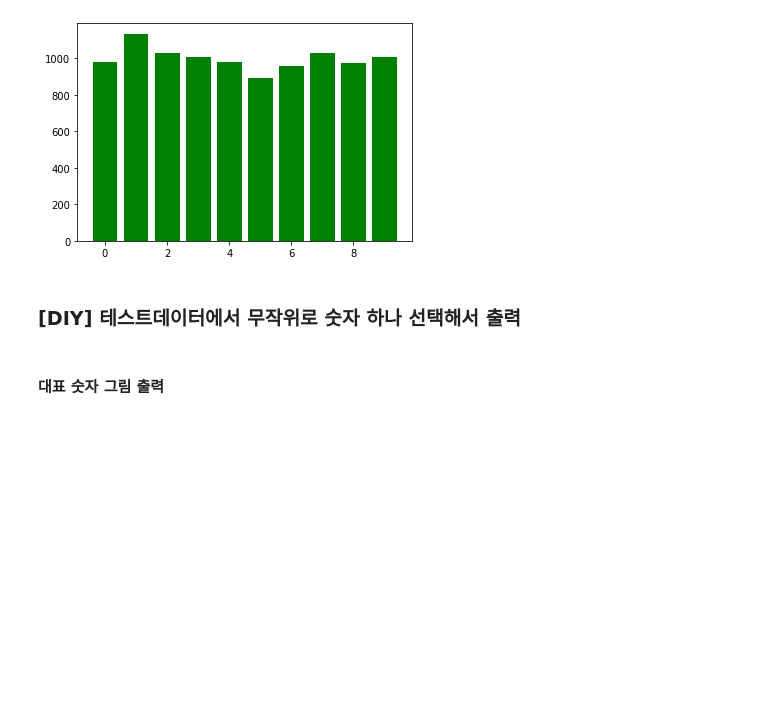
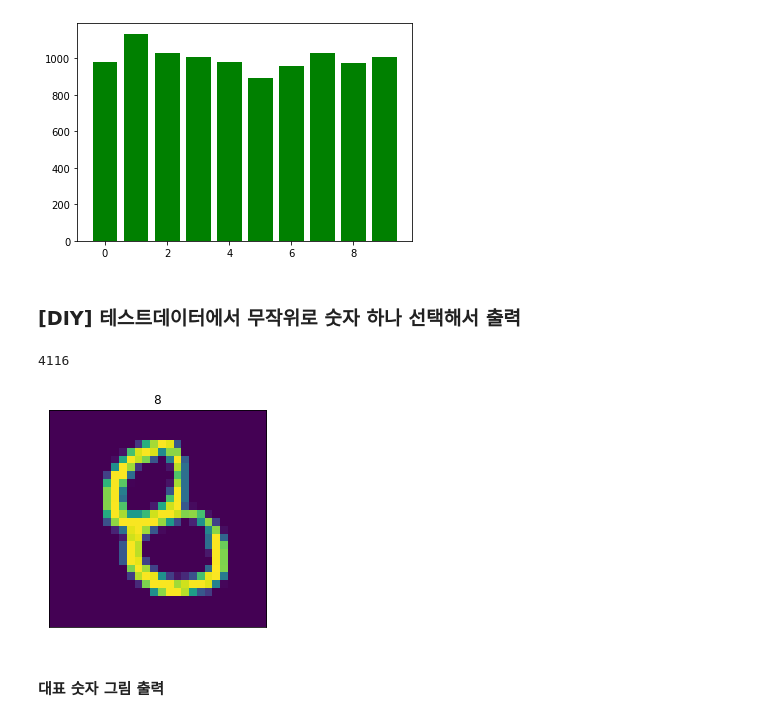
Before and after one commit to seokmin1/PDM08, a Jupyter notebook: py-tensorflow/tf2_1_datasets_cv_I.ipynb, the cells around one changed output. Saved outputs shown, nothing was run; the diff lists cells and outputs as text; code cells hidden in the pictures; blank space fills up the shorter version.

```diff
--- a/py-tensorflow/tf2_1_datasets_cv_I.ipynb
+++ b/py-tensorflow/tf2_1_datasets_cv_I.ipynb
@@ -198,3 +192,18 @@ plt.bar(list(mnist_test_dic.keys()), mnist_test_dic.values(), color='g')
+# %%
+# Your code here!
+class_names = ["0","1","2","3","4","5","6","7","8","9"]
+
+idx = np.random.randint(0, testy.shape[0])
+print(idx)
+image = testX[idx]
+plt.imshow(image)  # , cmap=plt.get_cmap('gray')
+plt.title(class_names[testy[idx]])
+plt.xticks([])
+plt.yticks([])
+plt.show()
+# %% [output]
+4116
+[figure, added]
 # %% [markdown]
 #### 대표 숫자 그림 출력
 # %%
```
Also changed, not shown: parts of 10 cells of this notebook.
